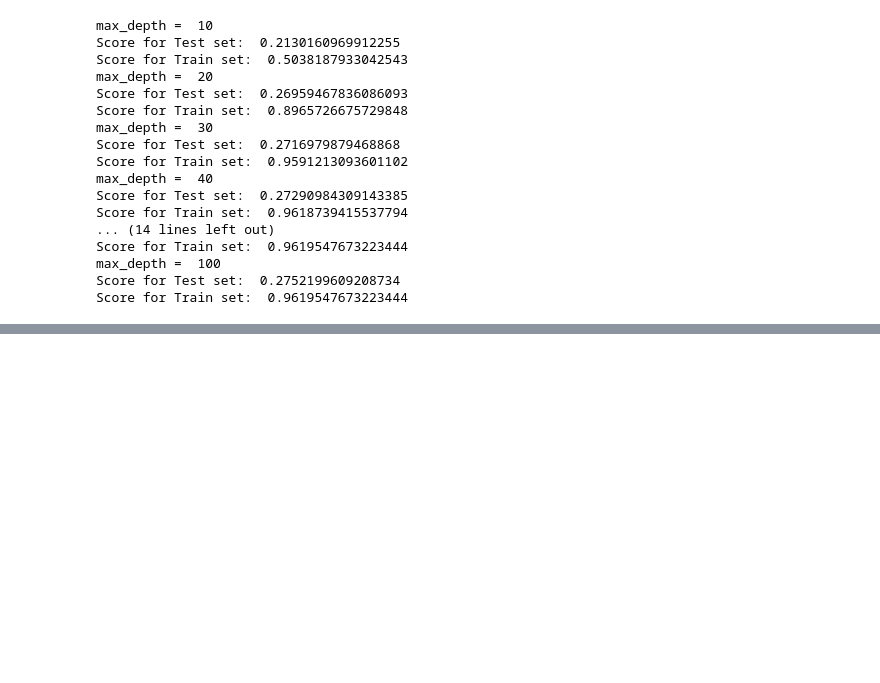
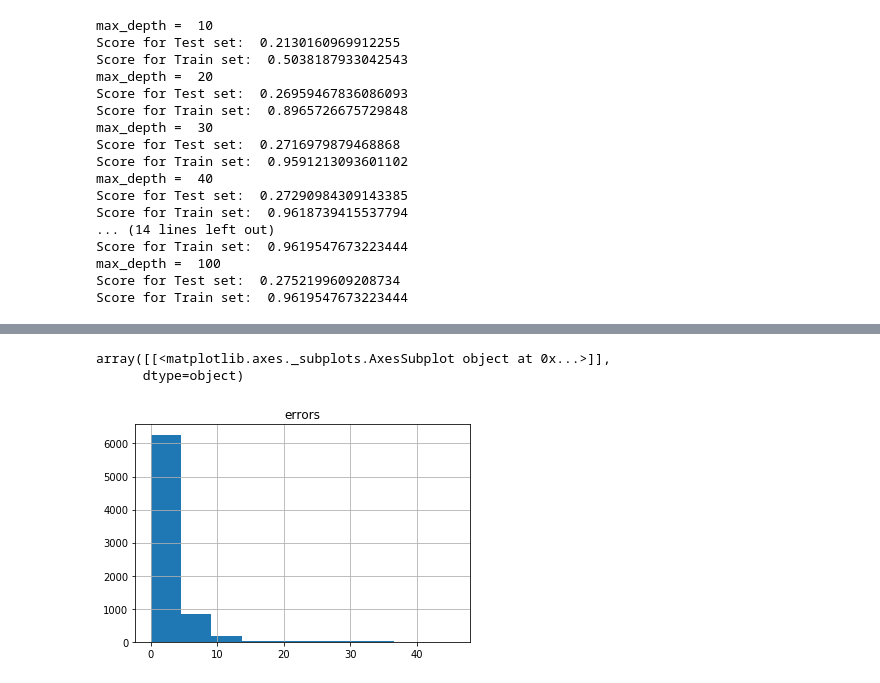
Before and after one commit to olgabane/Insight2019_LibraryProject, a Jupyter notebook: Library_Week3_Notebook5_RFContinuation.ipynb, the cells around one changed output, grey strips where cells are left out. Saved outputs shown, nothing was run; the diff lists cells and outputs as text; code cells hidden in the pictures; blank space fills up the shorter version.

```diff
--- a/Library_Week3_Notebook5_RFContinuation.ipynb
+++ b/Library_Week3_Notebook5_RFContinuation.ipynb
@@ -1833,0 +2002,6 @@ Score for Train set:  0.9619547673223444
+# %%
+df_TEST.hist(column='errors')
+# %% [output]
+array([[<matplotlib.axes._subplots.AxesSubplot object at 0x...>]],
+      dtype=object)
+[figure, added]
```
Also changed, not shown: parts of 11 cells of this notebook.
